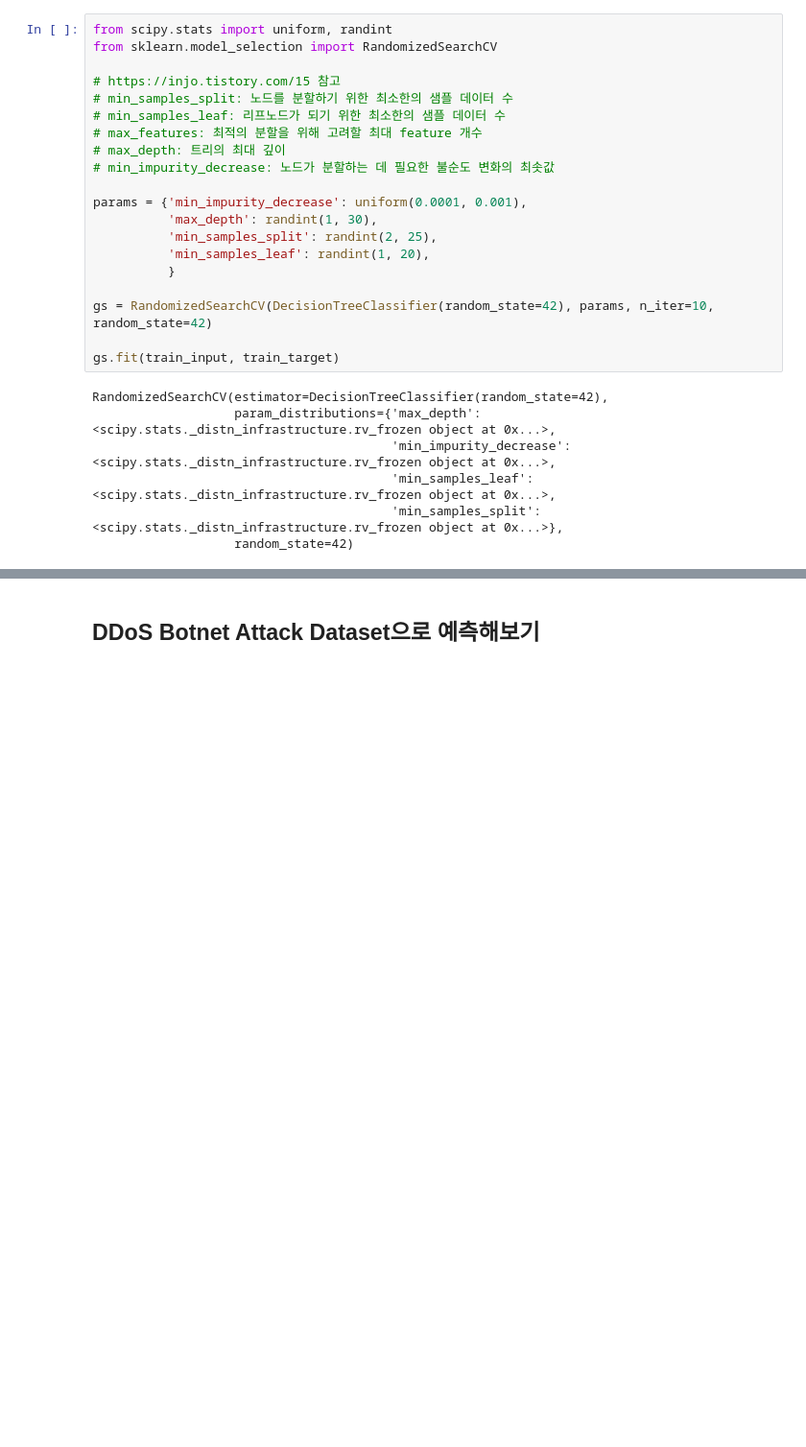
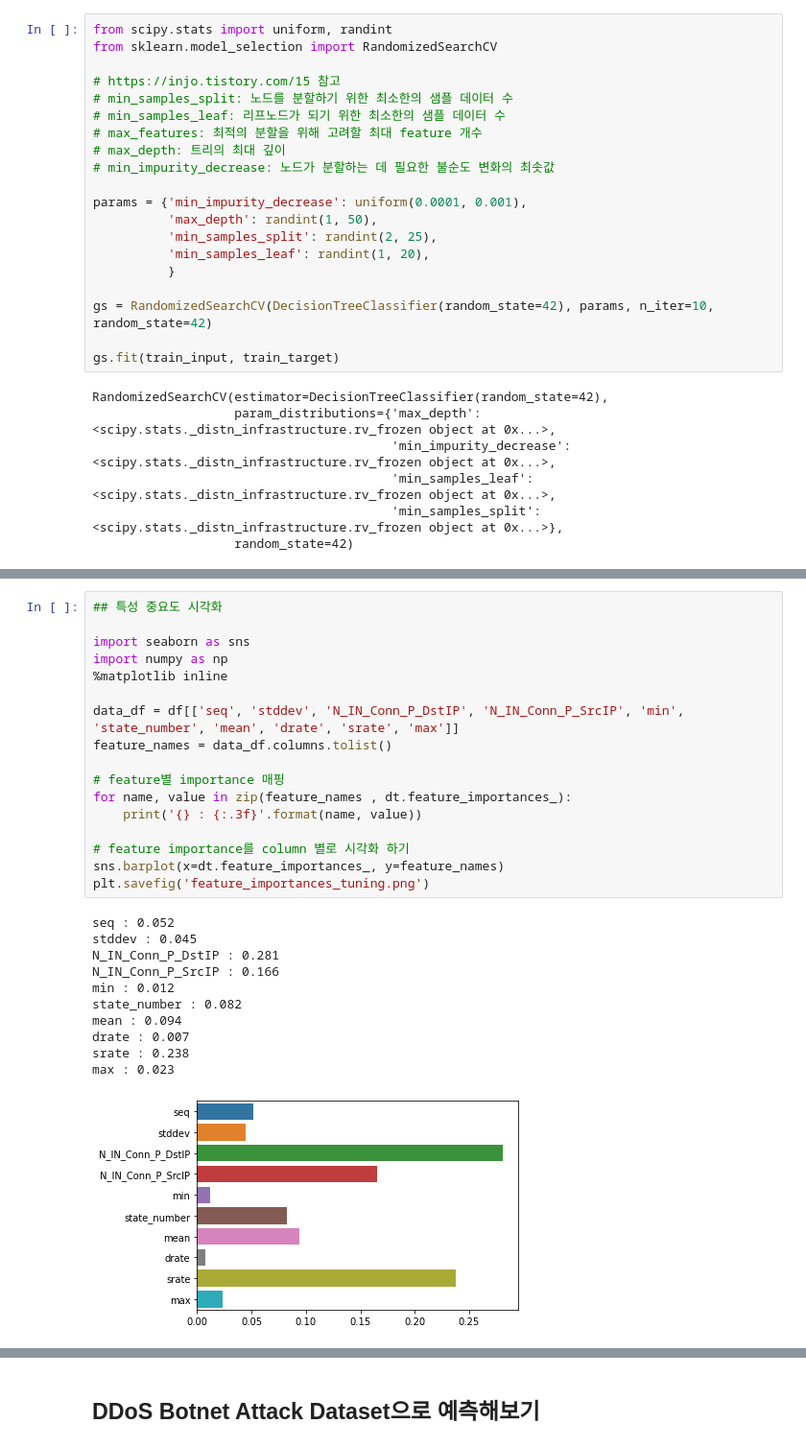
Before and after one commit to Malicious-traffic-in-IoT-networks/Machine-learning, a Jupyter notebook: decisionTree.ipynb, the cells around one changed output, grey strips where cells are left out. Shown at 96% size. Saved outputs shown, nothing was run; the diff lists cells and outputs as text; blank space fills up the shorter version.

```diff
--- a/decisionTree.ipynb
+++ b/decisionTree.ipynb
@@ -307,7 +265,7 @@ from sklearn.model_selection import RandomizedSearchCV
 # min_impurity_decrease: 노드가 분할하는 데 필요한 불순도 변화의 최솟값
 
 params = {'min_impurity_decrease': uniform(0.0001, 0.001),
-          'max_depth': randint(1, 30),
+          'max_depth': randint(1, 50),
           'min_samples_split': randint(2, 25),
           'min_samples_leaf': randint(1, 20),
           }
@@ -336,0 +297,29 @@ print(dt.score(test_input, test_target))
+# %%
+## 특성 중요도 시각화
+
+import seaborn as sns
+import numpy as np
+%matplotlib inline
+
+data_df = df[['seq', 'stddev', 'N_IN_Conn_P_DstIP', 'N_IN_Conn_P_SrcIP', 'min', 'state_number', 'mean', 'drate', 'srate', 'max']]
+feature_names = data_df.columns.tolist()
+
+# feature별 importance 매핑
+for name, value in zip(feature_names , dt.feature_importances_):
+    print('{} : {:.3f}'.format(name, value))
+
+# feature importance를 column 별로 시각화 하기
+sns.barplot(x=dt.feature_importances_, y=feature_names)
+plt.savefig('feature_importances_tuning.png')
+# %% [output]
+seq : 0.052
+stddev : 0.045
+N_IN_Conn_P_DstIP : 0.281
+N_IN_Conn_P_SrcIP : 0.166
+min : 0.012
+state_number : 0.082
+mean : 0.094
+drate : 0.007
+srate : 0.238
+max : 0.023
+[figure, added]
```
Also changed, not shown: parts of 25 cells of this notebook.
